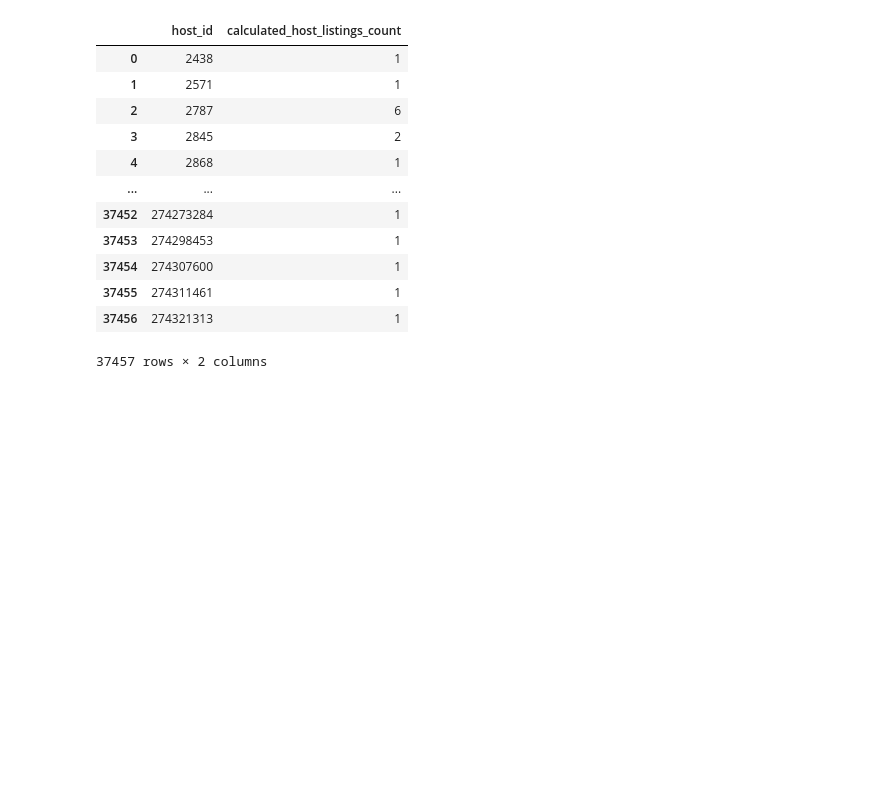
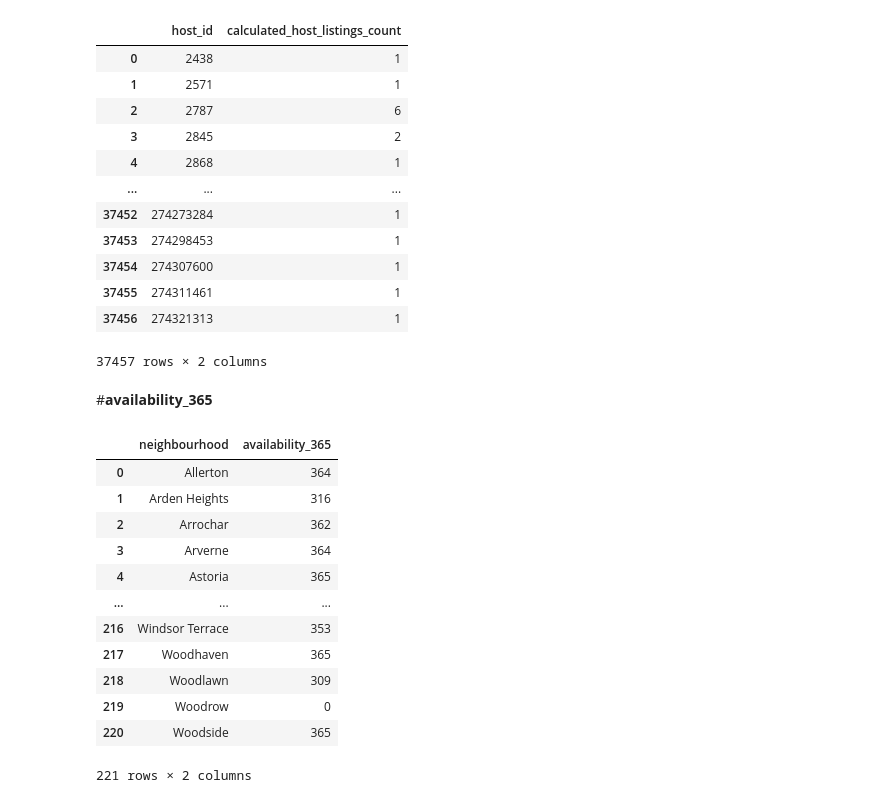
Before and after one commit to Gauravmehra1/Airbnb, a Jupyter notebook: Copy_of_Airbnb_Bookings_Analysis_Capstone_Project.ipynb, the cells around one changed output. Saved outputs shown, nothing was run; the diff lists cells and outputs as text; code cells hidden in the pictures; blank space fills up the shorter version.

```diff
--- a/Copy_of_Airbnb_Bookings_Analysis_Capstone_Project.ipynb
+++ b/Copy_of_Airbnb_Bookings_Analysis_Capstone_Project.ipynb
@@ -496,6 +496,8 @@ df['last_review'].value_counts()
 2014-04-19       1
 2018-03-29       1
 Name: last_review, Length: 1764, dtype: int64
+# %%
+df['last_'].sort_index(inplace=True)
 # %% [markdown]
 #**reviews_per_month**
 # %%
@@ -544,3 +650,5 @@ host
 | 37455 | 274311461 | 1 |
 | 37456 | 274321313 | 1 |
 37457 rows × 2 columns
+# %% [markdown]
+#**availability_365**
@@ -546,0 +661,17 @@ host
+# %%
+ava= df.groupby('neighbourhood')['availability_365'].max().reset_index()
+ava
+# %% [output]
+|  | neighbourhood | availability_365 |
+| 0 | Allerton | 364 |
+| 1 | Arden Heights | 316 |
+| 2 | Arrochar | 362 |
+| 3 | Arverne | 364 |
+| 4 | Astoria | 365 |
+| ... | ... | ... |
+| 216 | Windsor Terrace | 353 |
+| 217 | Woodhaven | 365 |
+| 218 | Woodlawn | 309 |
+| 219 | Woodrow | 0 |
+| 220 | Woodside | 365 |
+221 rows × 2 columns
```
Also changed, not shown: parts of 14 cells of this notebook.
